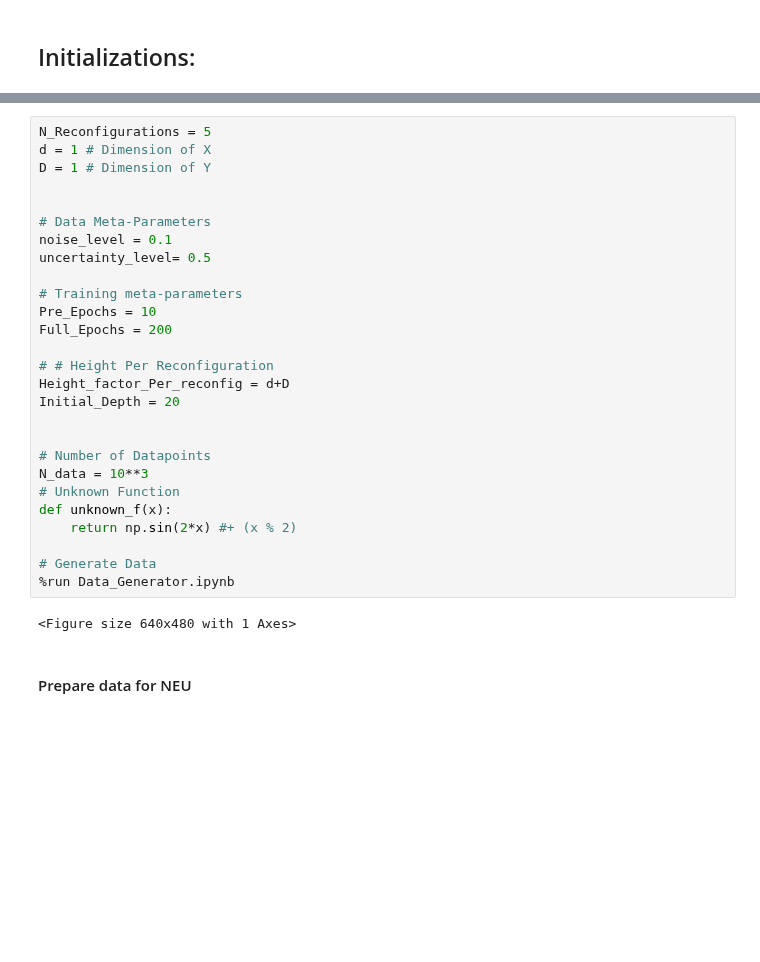
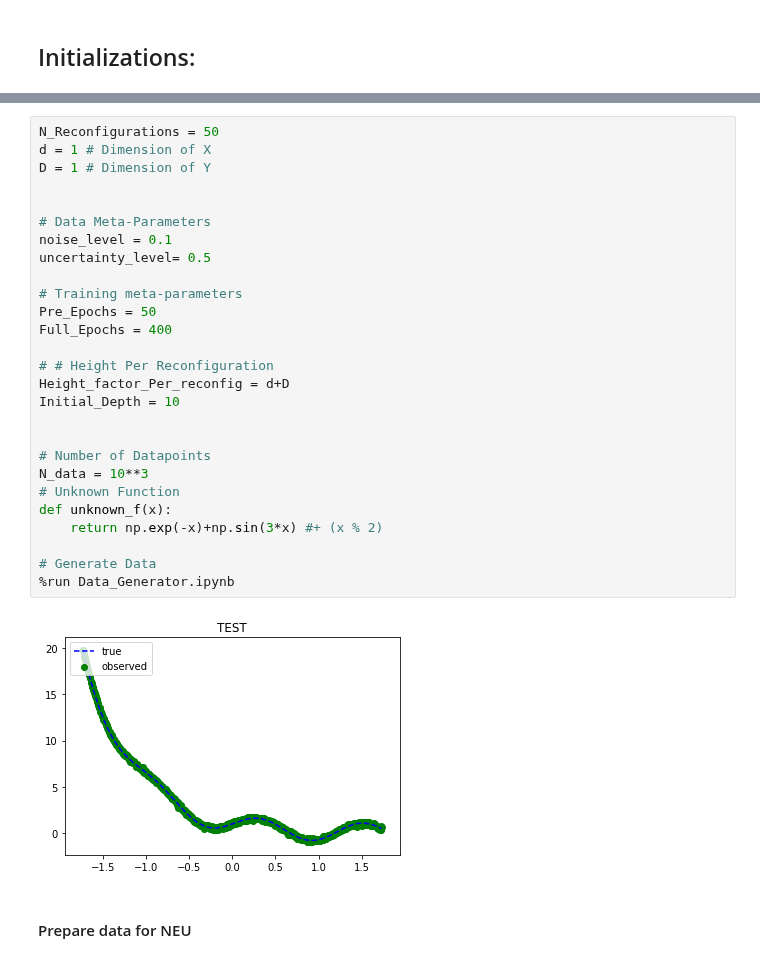
Before and after one commit to AnastasisKratsios/NEU_Non_Euclidean_Upgrading, a Jupyter notebook: NEU_Redux.ipynb, the cells around one changed output, grey strips where cells are left out. Saved outputs shown, nothing was run; the diff lists cells and outputs as text; blank space fills up the shorter version.

```diff
--- a/NEU_Redux.ipynb
+++ b/NEU_Redux.ipynb
@@ -52,34 +59,34 @@ print('TensorFlow:', tf.__version__)
 Using TensorFlow backend.
 TensorFlow: 2.1.0
 # %%
-N_Reconfigurations = 5
+N_Reconfigurations = 50
 d = 1 # Dimension of X
 D = 1 # Dimension of Y
 
 
 # Data Meta-Parameters
 noise_level = 0.1
 uncertainty_level= 0.5
 
 # Training meta-parameters
-Pre_Epochs = 10
-Full_Epochs = 200
+Pre_Epochs = 50
+Full_Epochs = 400
 
 # # Height Per Reconfiguration
 Height_factor_Per_reconfig = d+D
-Initial_Depth = 20
+Initial_Depth = 10
 
 
 # Number of Datapoints
 N_data = 10**3
 # Unknown Function
 def unknown_f(x):
-    return np.sin(2*x) #+ (x % 2)
+    return np.exp(-x)+np.sin(3*x) #+ (x % 2)
 
 # Generate Data
 %run Data_Generator.ipynb
 # %% [output]
-<Figure size 640x480 with 1 Axes>
+[figure, added]
 # %% [markdown]
 #### Prepare data for NEU
 # %%
```
Also changed, not shown: parts of 24 cells of this notebook, 2 other files.
